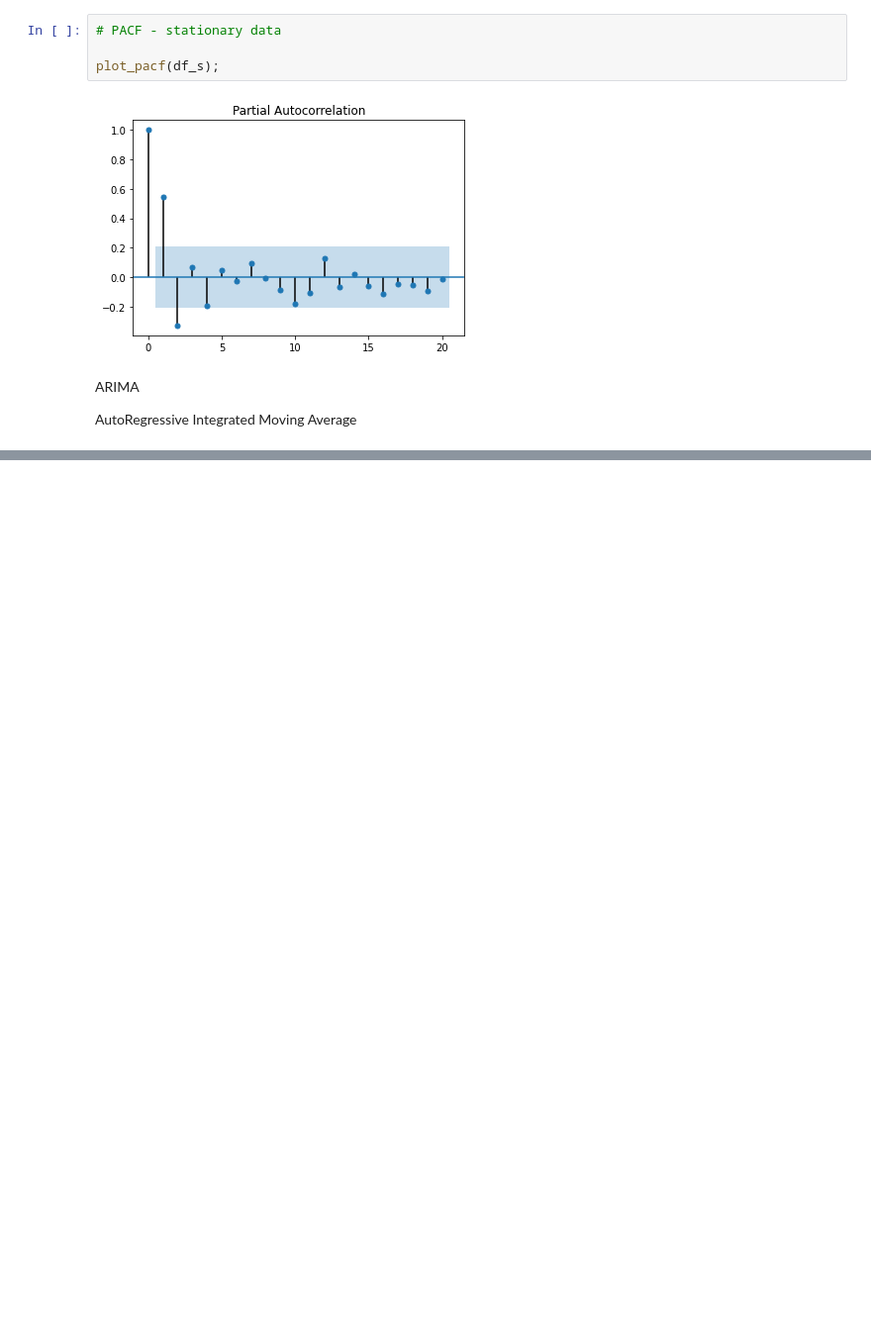
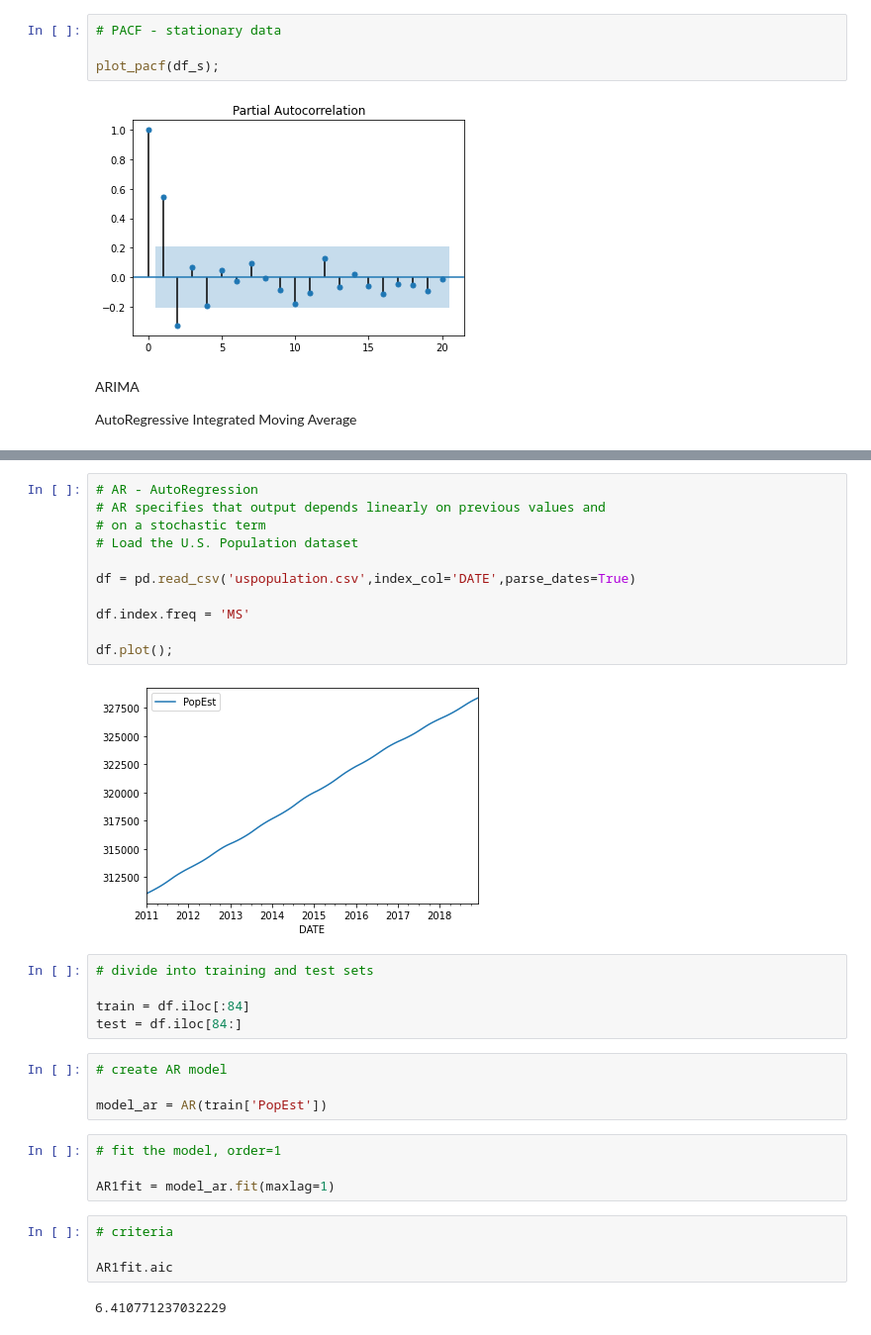
Before and after one commit to MikhailKuklin/time-series-analysis-forecasting, a Jupyter notebook: notebooks/ts_forecasting.ipynb, the cells around one changed output, grey strips where cells are left out. Shown at 99% size. Saved outputs shown, nothing was run; the diff lists cells and outputs as text; blank space fills up the shorter version.

```diff
--- a/notebooks/ts_forecasting.ipynb
+++ b/notebooks/ts_forecasting.ipynb
@@ -164,0 +175,32 @@ AutoRegressive Integrated Moving Average
+# %%
+# AR - AutoRegression
+# AR specifies that output depends linearly on previous values and
+# on a stochastic term
+# Load the U.S. Population dataset
+
+df = pd.read_csv('uspopulation.csv',index_col='DATE',parse_dates=True)
+
+df.index.freq = 'MS'
+
+df.plot();
+# %% [output]
+[figure, added]
+# %%
+# divide into training and test sets
+
+train = df.iloc[:84]
+test = df.iloc[84:]
+# %%
+# create AR model
+
+model_ar = AR(train['PopEst'])
+# %%
+# fit the model, order=1
+
+AR1fit = model_ar.fit(maxlag=1)
+# %%
+# criteria
+
+AR1fit.aic
+# %% [output]
+6.410771237032229
```
Also changed, not shown: parts of 11 cells of this notebook.
